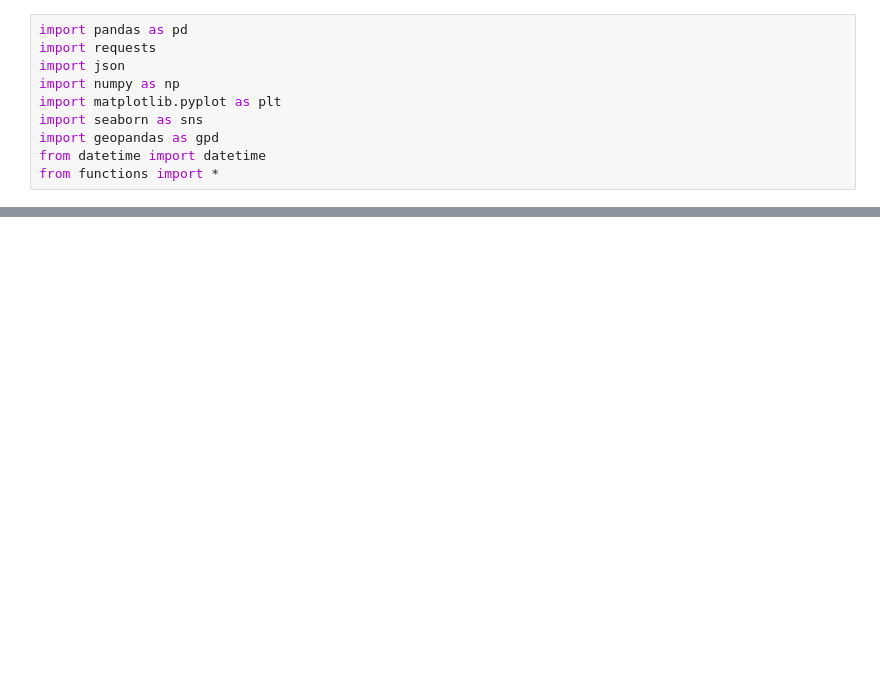
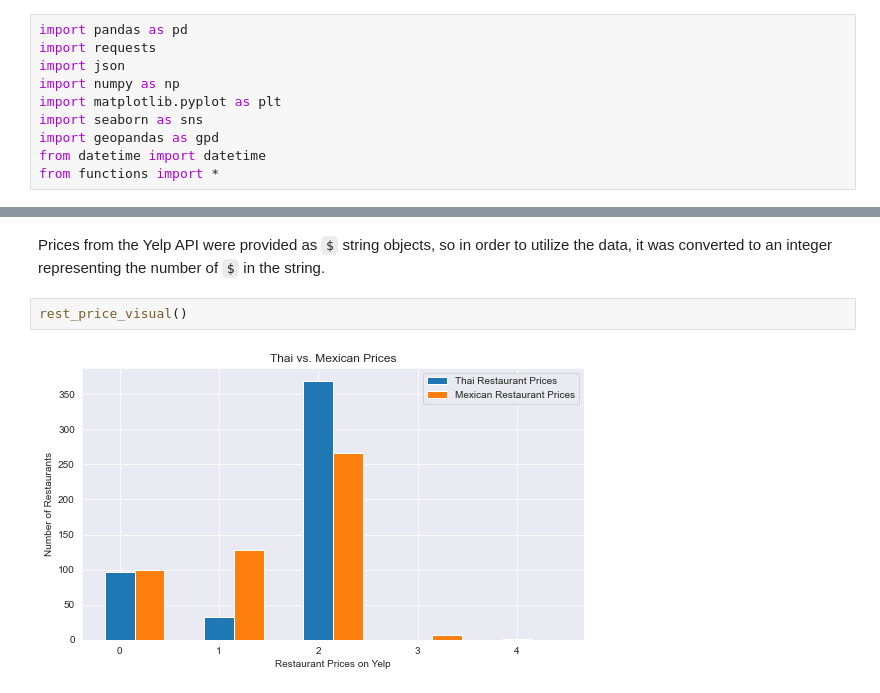
Before and after one commit to anisha732/Phase1Project, a Jupyter notebook: Code/Final Project 1 Notebook.ipynb, the cells around one changed output, grey strips where cells are left out. Drawn from its saved outputs; the diff is of its cells as text; blank space fills up the shorter version.

```diff
--- a/Code/Final Project 1 Notebook.ipynb
+++ b/Code/Final Project 1 Notebook.ipynb
@@ -49,0 +70,6 @@ mexdf['Price'] = mexdf['Price'].map(convert_to_len)
+# %% [markdown]
+Prices from the Yelp API were provided as `$` string objects, so in order to utilize the data, it was converted to an integer representing the number of `$` in the string.
+# %%
+rest_price_visual()
+# %% [output]
+[figure, added]
```
Also changed, not shown: parts of 26 cells of this notebook, 2 other files.
